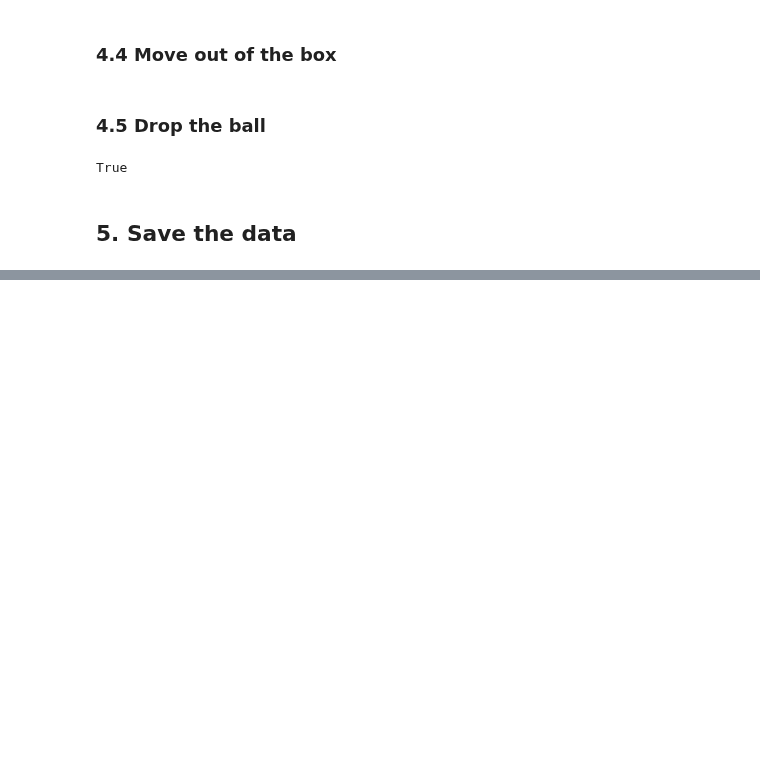
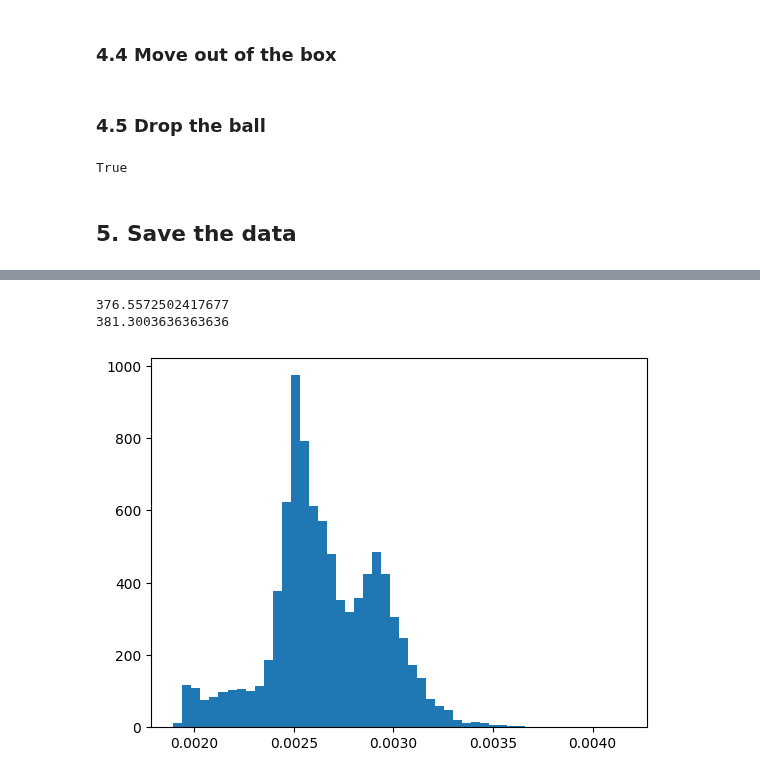
Before and after one commit to shiqingw/HOCBF-FR3-Experiments, a Jupyter notebook: exp1_box_circulation_libfranka_gripper_circ.ipynb, the cells around one changed output, grey strips where cells are left out. Saved outputs shown, nothing was run; the diff lists cells and outputs as text; code cells hidden in the pictures; blank space fills up the shorter version.

```diff
--- a/exp1_box_circulation_libfranka_gripper_circ.ipynb
+++ b/exp1_box_circulation_libfranka_gripper_circ.ipynb
@@ -841,0 +845,9 @@ plt.hlines(0, t[0], t[-1], colors='r', linestyles='dashed')
+# %%
+time_per_loop_list = np.array(time_per_loop_list)
+plt.hist(time_per_loop_list, bins=50)
+print(1/np.mean(time_per_loop_list))
+print(1/np.median(time_per_loop_list))
+# %% [output]
+376.5572502417677
+381.3003636363636
+[figure, added]
```
Also changed, not shown: parts of 9 cells of this notebook, 7 other files.
